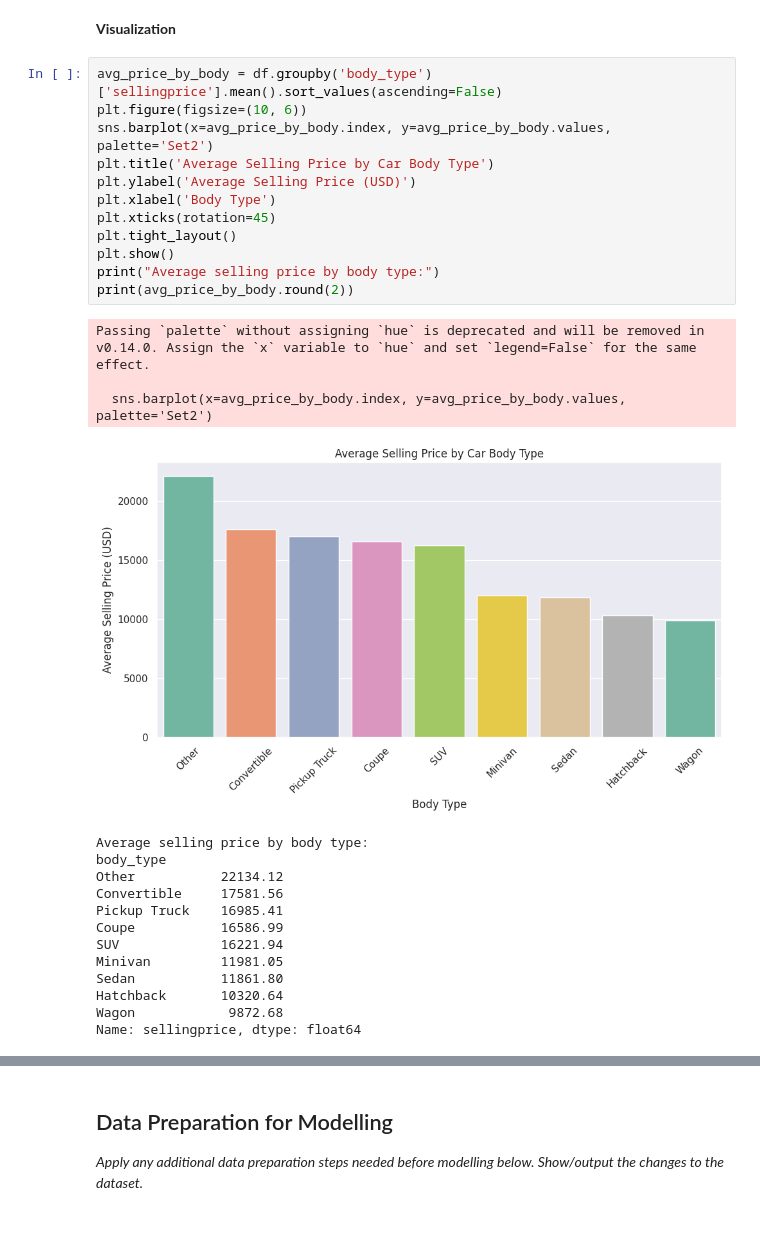
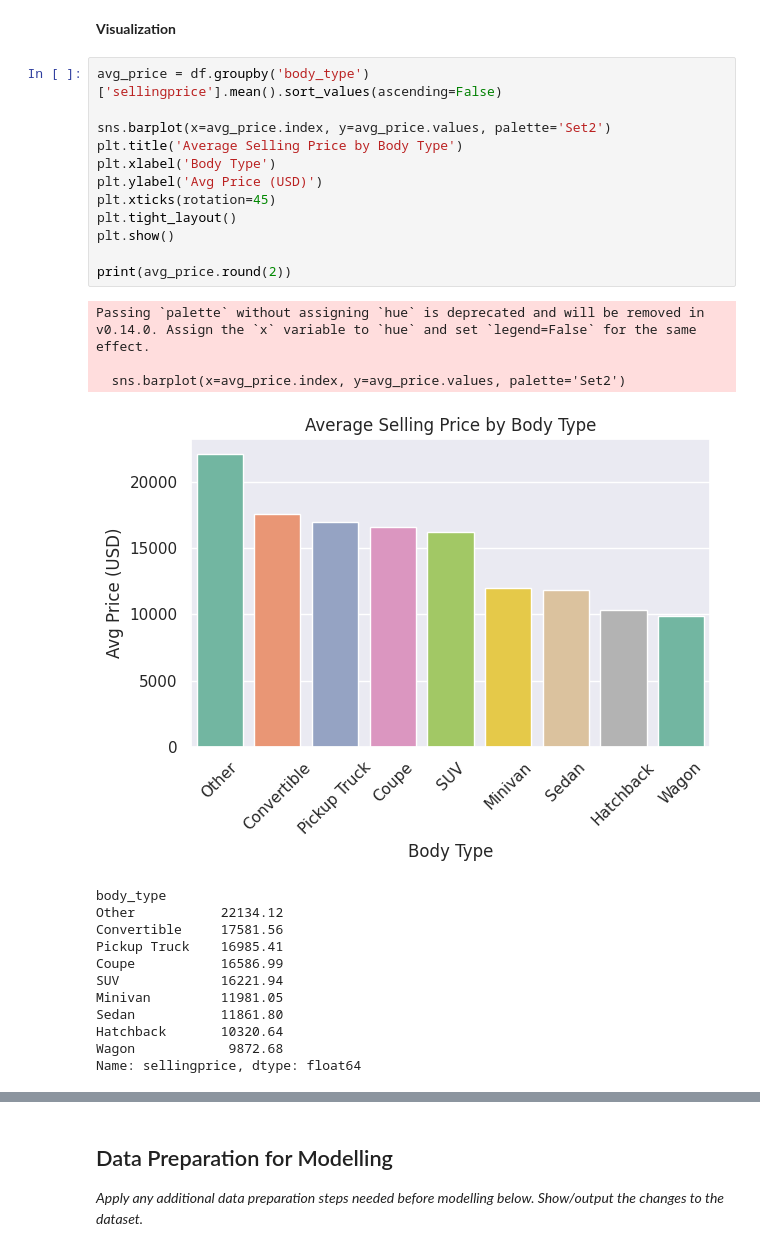
Before and after one commit to Michael-O-Sky/DataMining-Summer, a Jupyter notebook: Regression_Mini_Project.ipynb, the cells around one changed output, grey strips where cells are left out. Cells and saved outputs as stored; diff of their text form.

```diff
--- a/Regression_Mini_Project.ipynb
+++ b/Regression_Mini_Project.ipynb
@@ -355,23 +378,22 @@ This means cars in better condition tend to sell for more, though other factors
 # %% [markdown]
 **Visualization**
 # %%
-avg_price_by_body = df.groupby('body_type')['sellingprice'].mean().sort_values(ascending=False)
-plt.figure(figsize=(10, 6))
-sns.barplot(x=avg_price_by_body.index, y=avg_price_by_body.values, palette='Set2')
-plt.title('Average Selling Price by Car Body Type')
-plt.ylabel('Average Selling Price (USD)')
+avg_price = df.groupby('body_type')['sellingprice'].mean().sort_values(ascending=False)
+
+sns.barplot(x=avg_price.index, y=avg_price.values, palette='Set2')
+plt.title('Average Selling Price by Body Type')
 plt.xlabel('Body Type')
+plt.ylabel('Avg Price (USD)')
 plt.xticks(rotation=45)
 plt.tight_layout()
 plt.show()
-print("Average selling price by body type:")
-print(avg_price_by_body.round(2))
+
+print(avg_price.round(2))
 # %% [output]
 Passing `palette` without assigning `hue` is deprecated and will be removed in v0.14.0. Assign the `x` variable to `hue` and set `legend=False` for the same effect.
 
-  sns.barplot(x=avg_price_by_body.index, y=avg_price_by_body.values, palette='Set2')
+  sns.barplot(x=avg_price.index, y=avg_price.values, palette='Set2')
-[figure, old version]
+[figure, new version]
-Average selling price by body type:
 body_type
 Other           22134.12
 Convertible     17581.56
```
Also changed, not shown: parts of 15 cells of this notebook.
